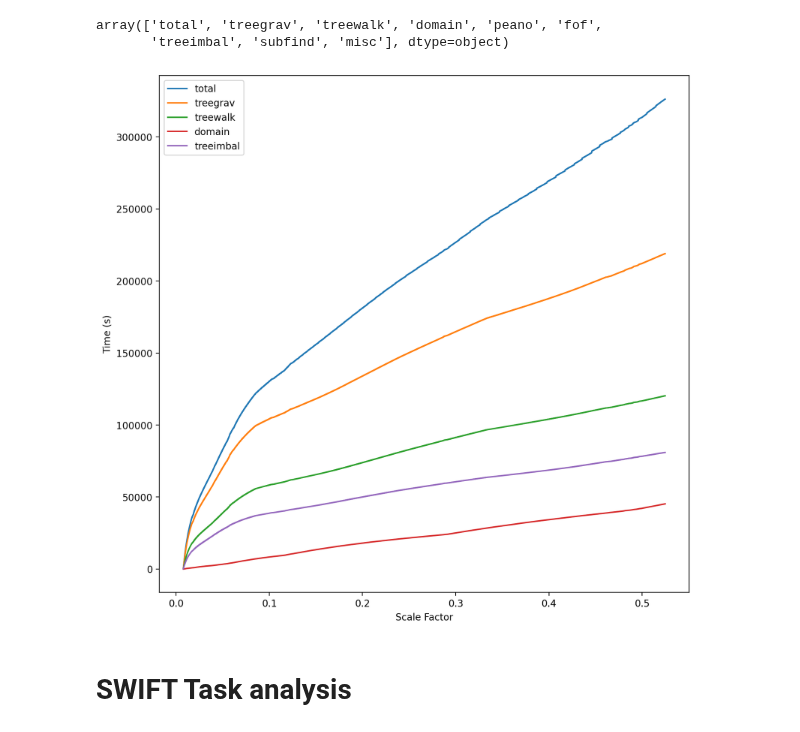
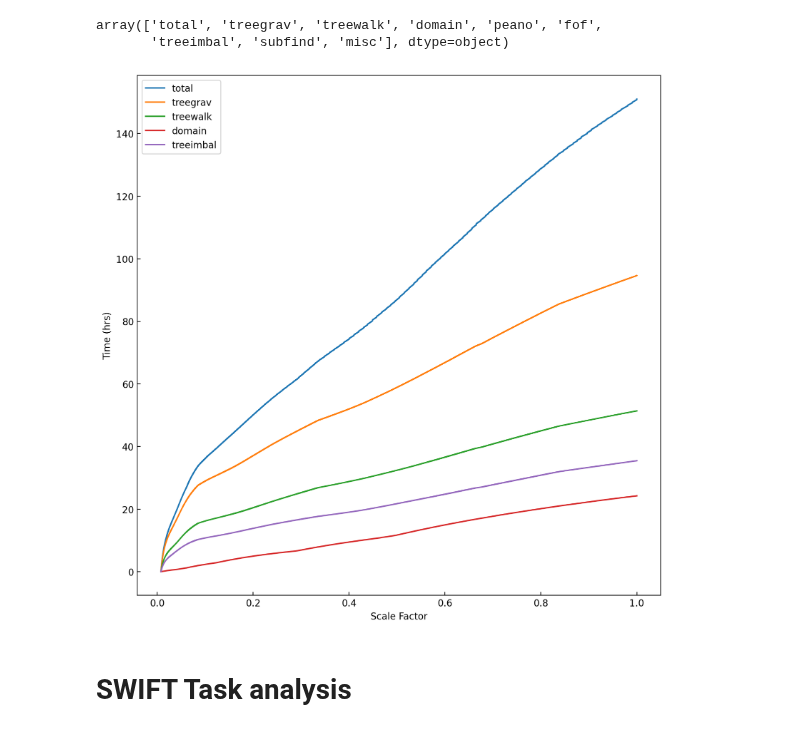
Before and after one commit to PK0207/scripts_by_me, a Jupyter notebook: cosmo_simulations/analyse_tasks.ipynb, the cells around one changed output. Cells and saved outputs as stored; diff of their text form; code cells hidden in the pictures.

Commit message:
saved task plots and fixed task analysis code (broke because it was new files)

```diff
--- a/cosmo_simulations/analyse_tasks.ipynb
+++ b/cosmo_simulations/analyse_tasks.ipynb
@@ -9,3 +10,17 @@ import re
+# %%
+import seaborn as sns
+from matplotlib import cycler
+import matplotlib as mpl
+#clrs = sns.color_palette("Spectral", as_cmap=True)
+#colors = cycler('color', list(clrs.as_hex()))
+#mpl.rcParams['font.family'] = ['serif']
+#mpl.rcParams['font.serif'] = ['Times New Roman']
+
+plt.rc('axes', axisbelow=True,
+       grid=False)#, prop_cycle=colors)
+plt.rc('xtick', direction='in')
+plt.rc('ytick', direction='in')
+#plt.rc('font', **font)
 # %% [markdown]
 # Runtime comparison between swift zoom and arepo
 # %%
@@ -157,15 +161,16 @@ top_values_dfs = {name: pd.DataFrame(data) for name, data in top_values_dict.ite
 # %%
 plt.figure(figsize = (10,10), dpi = 200)
 #plt.plot(df.index.values, df['Time'], label='total')
 for name, top_df in top_values_dfs.items():
-    plt.plot(np.array(arepo_df['Time'])[np.array(top_values_dfs.get('total')['Step'])], top_df['Cumulative'], label=name)
+    plt.plot(np.array(df['Time'])[np.array(top_values_dfs.get('total')['Step'])], top_df['Cumulative']/3600, label=name)
 plt.xlabel('Scale Factor')
-plt.ylabel('Time (s)')
+plt.ylabel('Time (hrs)')
 plt.legend()
 #plt.xlim(550,600)
+plt.savefig('plots/arepo_task_times.pdf')
 plt.show()
 # %% [output]
-[figure, old version]
+[figure, new version]
 # %% [markdown]
 # SWIFT Task analysis
 # %%
```
Also changed, not shown: parts of 13 cells of this notebook, 3 other files.
